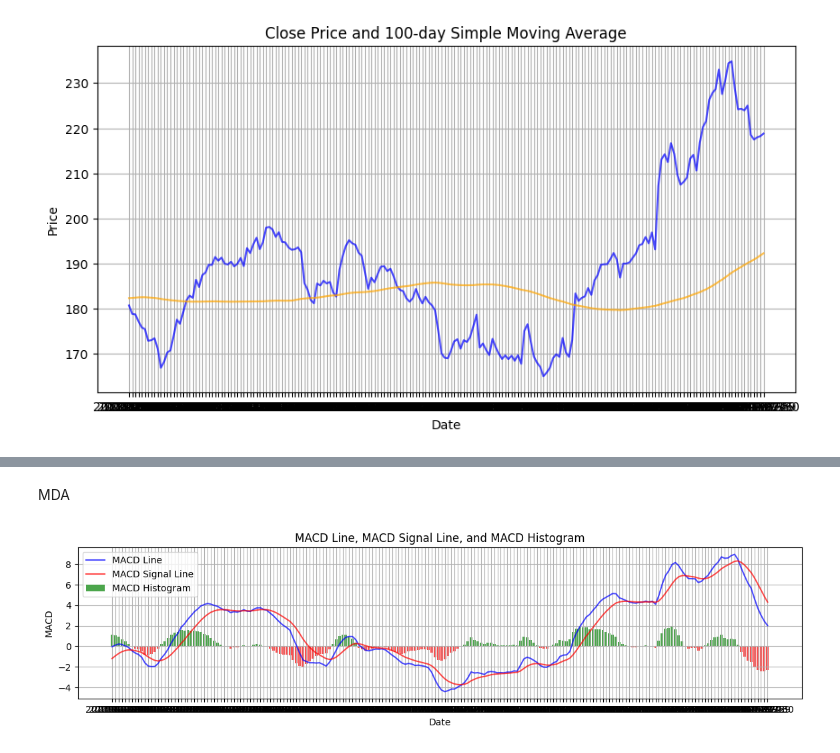
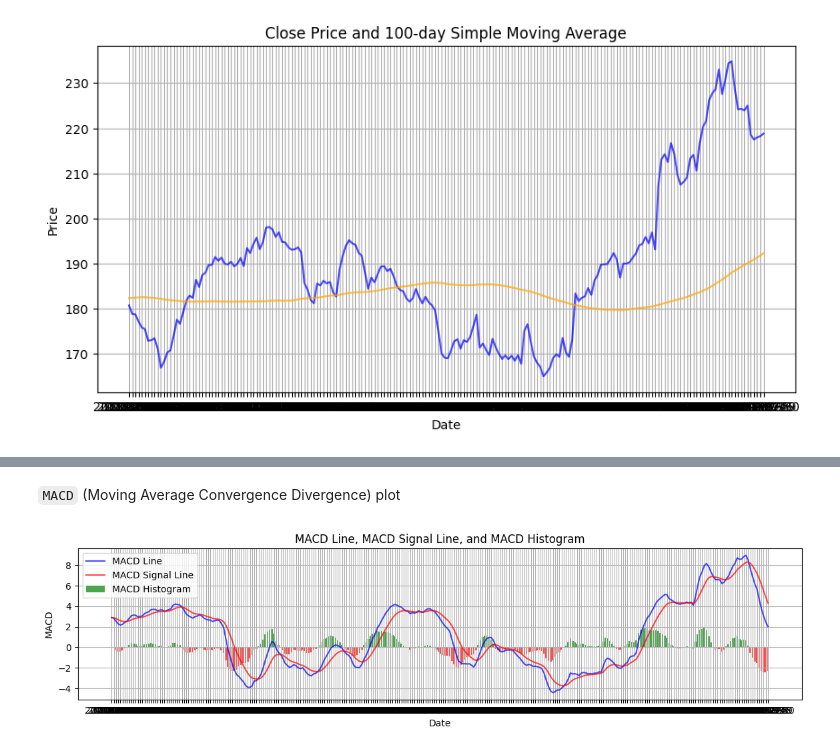
Before and after one commit to J0-Y0/stock_market_data_analysis, a Jupyter notebook: notebooks/yfinance_analysis.ipynb, the cells around one changed output, grey strips where cells are left out. Drawn from its saved outputs; the diff is of its cells as text; code cells hidden in the pictures.

```diff
--- a/notebooks/yfinance_analysis.ipynb
+++ b/notebooks/yfinance_analysis.ipynb
@@ -61,29 +71,6 @@ AttributeError: 'FinancialAnalyzer' object has no attribute 'rsi_plot'
-# %% [markdown]
-MDA
-# %%
-df["MACD_Line"], df["MACD_Signal"], df["MACD_Histogram"] = ta.MACD(
-    df["Close"], fastperiod=12, slowperiod=26, signalperiod=9
-)
-
-# Plot MACD and MACD Signal
-plt.figure(figsize=(14, 10))
-
-plt.subplot(3, 1, 3)
-plt.plot(df["MACD_Line"].iloc[-200:], label="MACD Line", color="blue", alpha=0.7)
-plt.plot(
-    df["MACD_Signal"].iloc[-200:], label="MACD Signal Line", color="red", alpha=0.7
-)
-plt.bar(
-    df.iloc[-200:].index,
-    df["MACD_Histogram"].iloc[-200:],
-    color=["green" if x >= 0 else "red" for x in df["MACD_Histogram"].iloc[-200:]],
-    label="MACD Histogram",
-    alpha=0.7,
-)
-plt.title("MACD Line, MACD Signal Line, and MACD Histogram")
-plt.xlabel("Date")
-plt.ylabel("MACD")
-plt.legend()
-plt.grid(True)
-# %% [output]
-[figure, removed]
+# %% [markdown]
+`MACD` (Moving Average Convergence Divergence) plot
+# %%
+analyzer.macd_plot(df.iloc[-300:])
+# %% [output]
+[figure, added]
```
Also changed, not shown: parts of 9 cells of this notebook, 1 other file.
